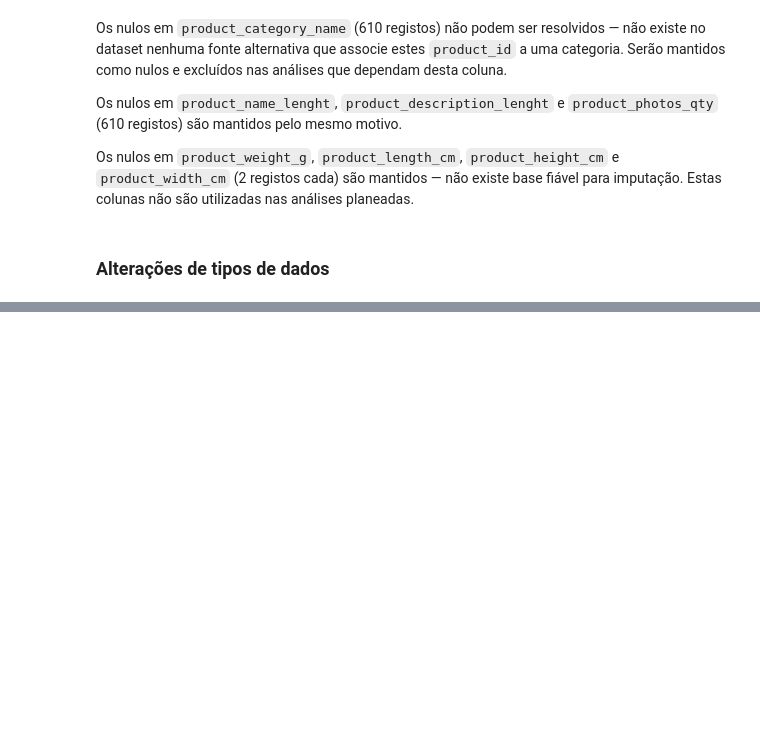
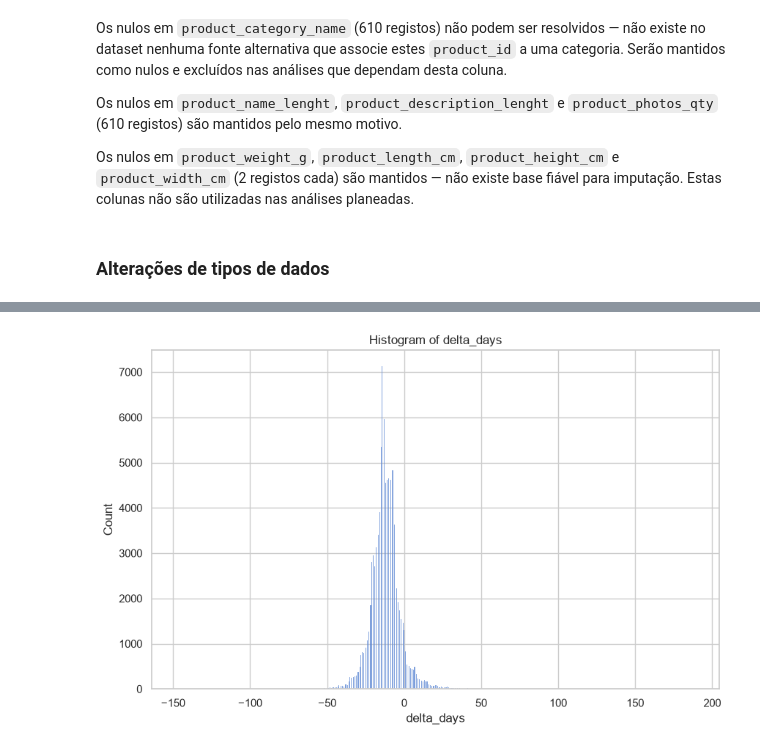
Before and after one commit to rodriguesbrian/olist_project, a Jupyter notebook: notebooks/analysis.ipynb, the cells around one changed output, grey strips where cells are left out. Drawn from its saved outputs; the diff is of its cells as text; code cells hidden in the pictures; blank space fills up the shorter version.

```diff
--- a/notebooks/analysis.ipynb
+++ b/notebooks/analysis.ipynb
@@ -810,0 +838,10 @@ Os nulos em `product_weight_g`, `product_length_cm`, `product_height_cm` e `prod
+# %%
+# conversões para datetime
+items['shipping_limit_date'] = pd.to_datetime(items['shipping_limit_date'], errors='coerce')
+reviews['review_creation_date'] = pd.to_datetime(reviews['review_creation_date'], errors='coerce')
+reviews['review_answer_timestamp'] = pd.to_datetime(reviews['review_answer_timestamp'], errors='coerce')
+orders['order_approved_at'] = pd.to_datetime(orders['order_approved_at'], errors='coerce')
+orders['order_delivered_carrier_date'] = pd.to_datetime(orders['order_delivered_carrier_date'], errors='coerce')
+orders['order_delivered_customer_date'] = pd.to_datetime(orders['order_delivered_customer_date'], errors='coerce')
+orders['order_estimated_delivery_date'] = pd.to_datetime(orders['order_estimated_delivery_date'], errors='coerce')
+orders['order_purchase_timestamp'] = pd.to_datetime(orders['order_purchase_timestamp'], errors='coerce')
@@ -810,0 +853,9 @@ Os nulos em `product_weight_g`, `product_length_cm`, `product_height_cm` e `prod
+# %%
+# criação nova coluna delta dias de atraso
+orders['delta_days'] = (orders['order_delivered_customer_date'] - orders['order_estimated_delivery_date']).dt.days
+# %%
+# novo dataframe filtrado para apenas encomendas computáveis para a análise
+orders_delivered = orders[orders['delta_days'].notna()].copy()
+# %%
+# ajuste tipo de dado coluna delta days
+orders_delivered['delta_days'] = orders_delivered['delta_days'].astype('int64')
@@ -810,0 +887,7 @@ Os nulos em `product_weight_g`, `product_length_cm`, `product_height_cm` e `prod
+# %%
+# visualização variável em histograma
+plt.title('Histogram of delta_days')
+sns.histplot(orders_delivered['delta_days'])
+plt.show()
+# %% [output]
+[figure, added]
```
Also changed, not shown: parts of 34 cells of this notebook.
